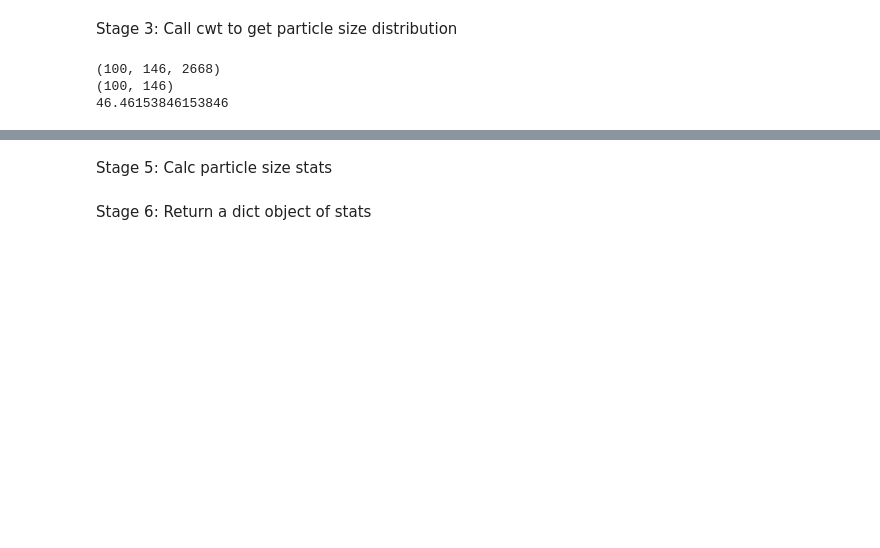
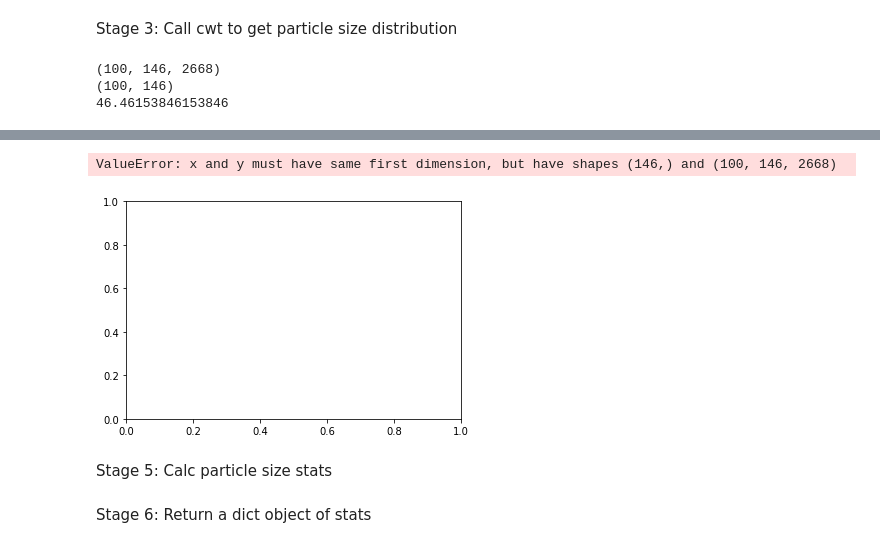
Before and after one commit to CasperFBakker/pyDGS-GUI, a Jupyter notebook: pyDGS Jupyter/dgs_og.ipynb, the cells around one changed output, grey strips where cells are left out. Saved outputs shown, nothing was run; the diff lists cells and outputs as text; code cells hidden in the pictures; blank space fills up the shorter version.

```diff
--- a/pyDGS Jupyter/dgs_og.ipynb
+++ b/pyDGS Jupyter/dgs_og.ipynb
@@ -124,3 +126,9 @@ plt.show()
+# %%
+plt.plot(r_v_og, Power[])
+plt.show()
+# %% [output]
+ValueError: x and y must have same first dimension, but have shapes (146,) and (100, 146, 2668)
+[figure, added]
 # %%
 print(scales_og*resolution)
 # %%
```
Also changed, not shown: parts of 1 cell of this notebook, 13 other files.
